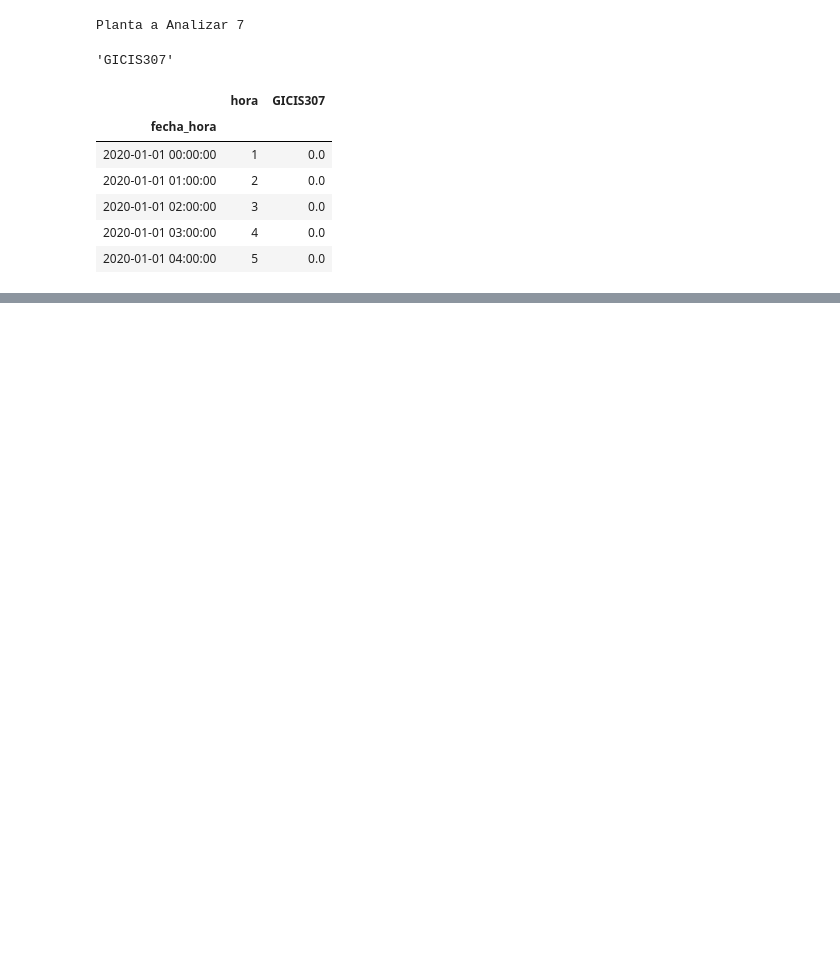
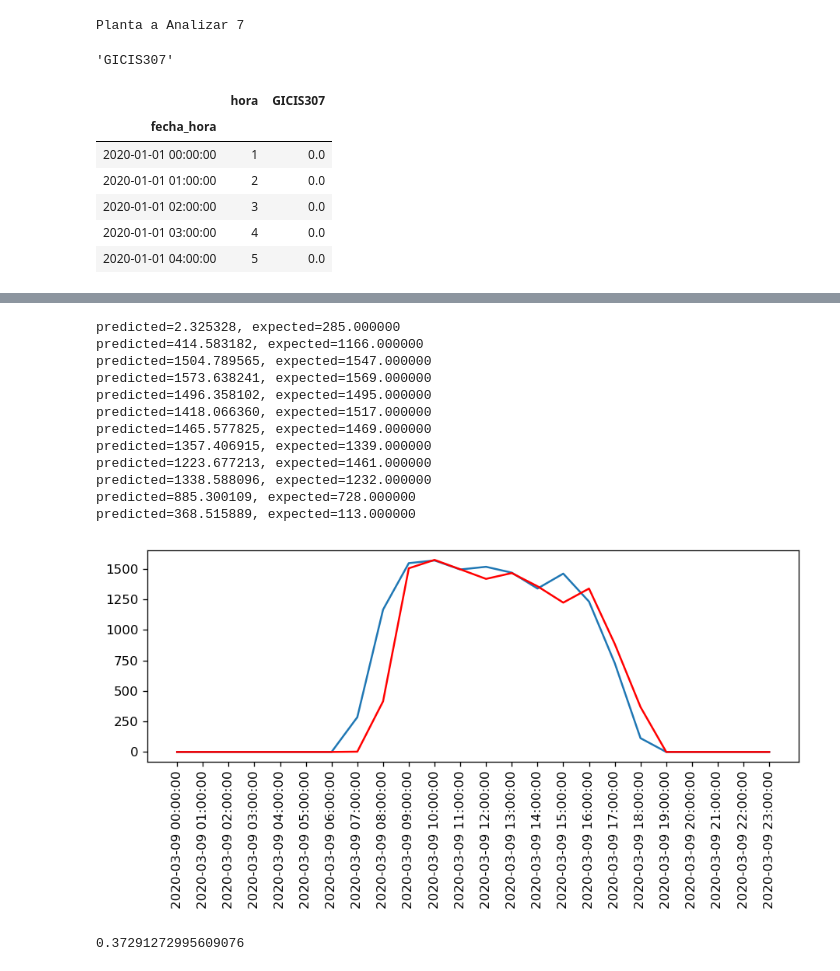
Before and after one commit to oscaralfonso17/Plantas_Intermitentes, a Jupyter notebook: Time Series Analysis/GICIS307.ipynb, the cells around one changed output, grey strips where cells are left out. Cells and saved outputs as stored; diff of their text form; code cells hidden in the pictures; blank space fills up the shorter version.

```diff
--- a/Time Series Analysis/GICIS307.ipynb
+++ b/Time Series Analysis/GICIS307.ipynb
@@ -176,0 +255,55 @@ for key, value in result[3].items():
+# %%
+history = [x for x in train.values]
+predictions = list()
+predictions.append(0)
+predictions.append(0)
+predictions.append(0)
+predictions.append(0)
+predictions.append(0)
+predictions.append(0)
+predictions.append(0)
+for t in range(7,19):
+    model = ARIMA(history, order=(9,1,2))
+    model_fit = model.fit(disp=0)
+    output = model_fit.forecast()
+    yhat = output[0]
+    predictions.append(yhat)
+    obs = test.values[t]
+    history.append(obs)
+    print('predicted=%f, expected=%f' % (yhat, obs))
+predictions.append(0)
+predictions.append(0)
+predictions.append(0)
+predictions.append(0)
+predictions.append(0)
+
+# plot
+plt.plot(test)
+plt.plot(predictions, color='red')
+plt.xticks(rotation=90)
+plt.show()
+
+fvst = pd.DataFrame()
+fvst['real'] = test[columna].values.flatten()
+fvst['forecasts'] = predictions
+fvst['error'] = 0
+for i in range(len(fvst)):
+    fvst['error'][i] = np.abs((fvst['forecasts'][i]- fvst['real'][i])/(fvst['real'][i]))
+
+mea = np.mean(fvst.iloc[7:19,2])
+mea
+# %% [output]
+predicted=2.325328, expected=285.000000
+predicted=414.583182, expected=1166.000000
+predicted=1504.789565, expected=1547.000000
+predicted=1573.638241, expected=1569.000000
+predicted=1496.358102, expected=1495.000000
+predicted=1418.066360, expected=1517.000000
+predicted=1465.577825, expected=1469.000000
+predicted=1357.406915, expected=1339.000000
+predicted=1223.677213, expected=1461.000000
+predicted=1338.588096, expected=1232.000000
+predicted=885.300109, expected=728.000000
+predicted=368.515889, expected=113.000000
+[figure, added]
+0.37291272995609076
```
Also changed, not shown: parts of 12 cells of this notebook, 10 other files.
